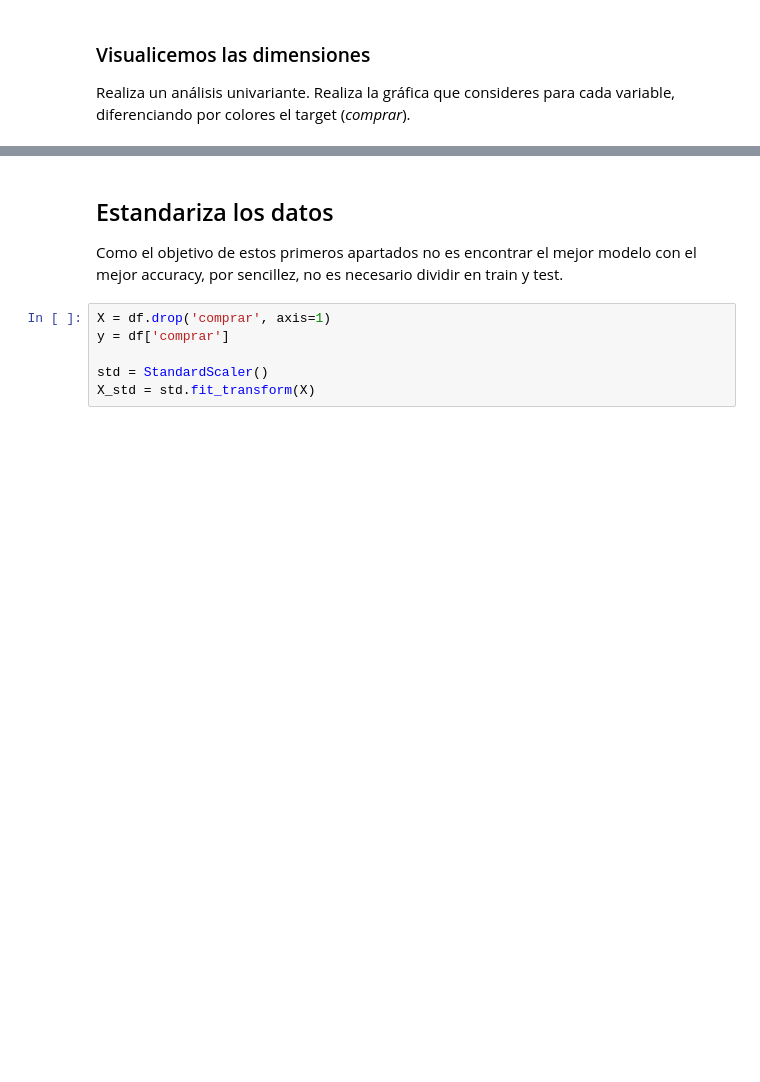
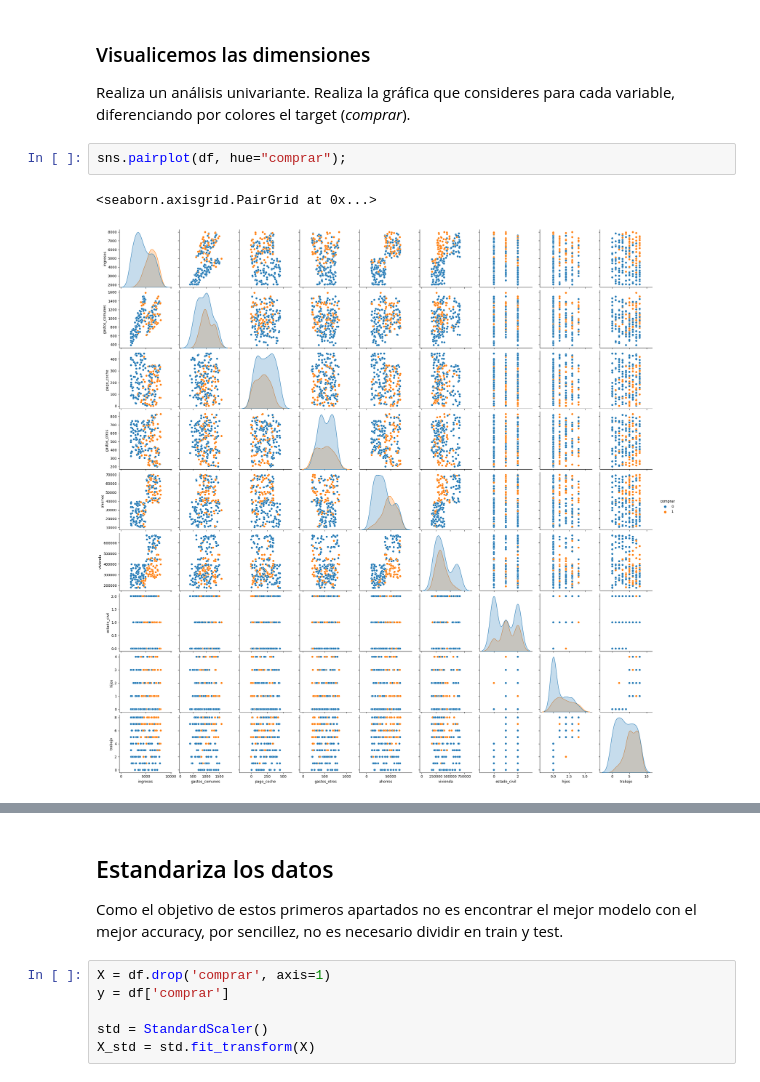
Before and after one commit to josemanuelgonzalezfornell/Machine_Learning, a Jupyter notebook: 2-No_Supervisado/1-PCA/Practica/2_PCA Alquier Compra.ipynb, the cells around one changed output, grey strips where cells are left out. Saved outputs shown, nothing was run; the diff lists cells and outputs as text; blank space fills up the shorter version.

```diff
--- a/2-No_Supervisado/1-PCA/Practica/2_PCA Alquier Compra.ipynb
+++ b/2-No_Supervisado/1-PCA/Practica/2_PCA Alquier Compra.ipynb
@@ -68,3 +68,8 @@ df.head()
 # %% [markdown]
 ### Visualicemos las dimensiones
 Realiza un análisis univariante. Realiza la gráfica que consideres para cada variable, diferenciando por colores el target (*comprar*).
+# %%
+sns.pairplot(df, hue="comprar");
+# %% [output]
+<seaborn.axisgrid.PairGrid at 0x...>
+[figure, added]
```
Also changed, not shown: parts of 1 cell of this notebook, 3 other files.
